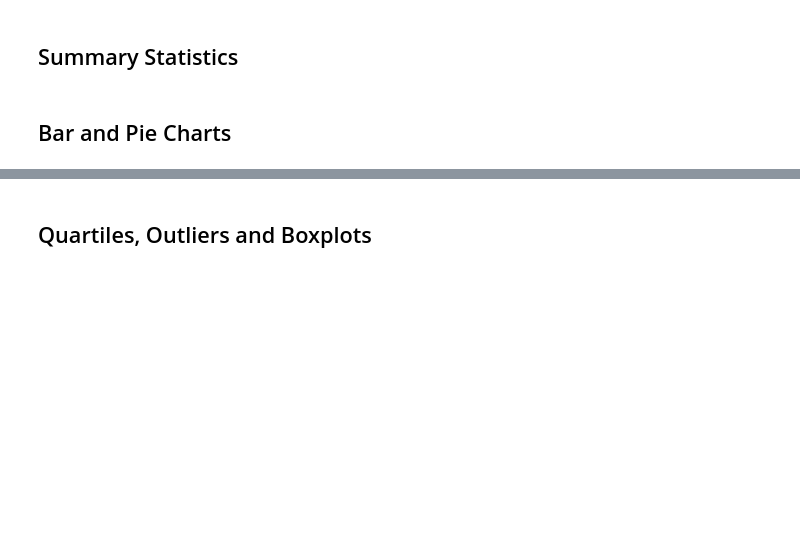
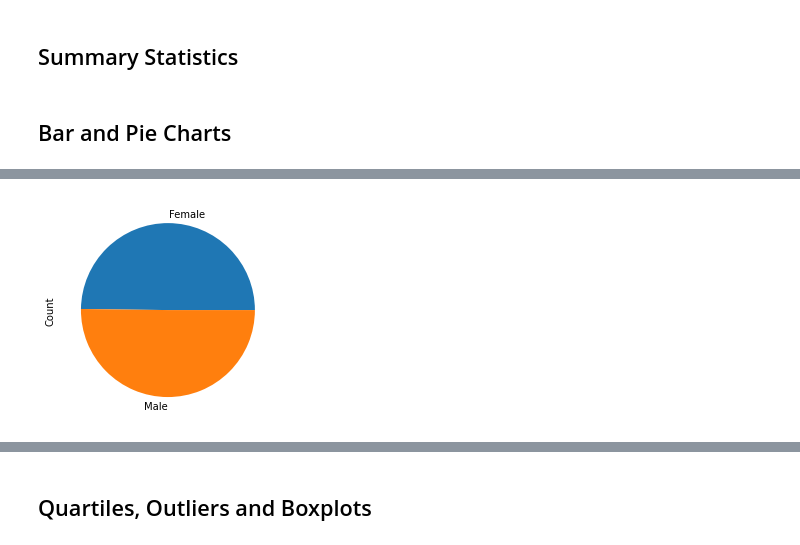
Before and after one commit to Yanwho/Matplotlib-Homework, a Jupyter notebook: Pymaceuticals/pymaceuticals_starter.ipynb, the cells around one changed output, grey strips where cells are left out. Drawn from its saved outputs; the diff is of its cells as text; code cells hidden in the pictures; blank space fills up the shorter version.

```diff
--- a/Pymaceuticals/pymaceuticals_starter.ipynb
+++ b/Pymaceuticals/pymaceuticals_starter.ipynb
@@ -75,2 +143,7 @@ mouse_count_total
 # %%
 # Generate a pie plot showing the distribution of female versus male mice using pandas
+clean_df.groupby("Sex")["Mouse ID"].nunique().plot(kind="pie")
+plt.ylabel("Count")
+plt.show()
+# %% [output]
+[figure, added]
```
Also changed, not shown: parts of 11 cells of this notebook.
